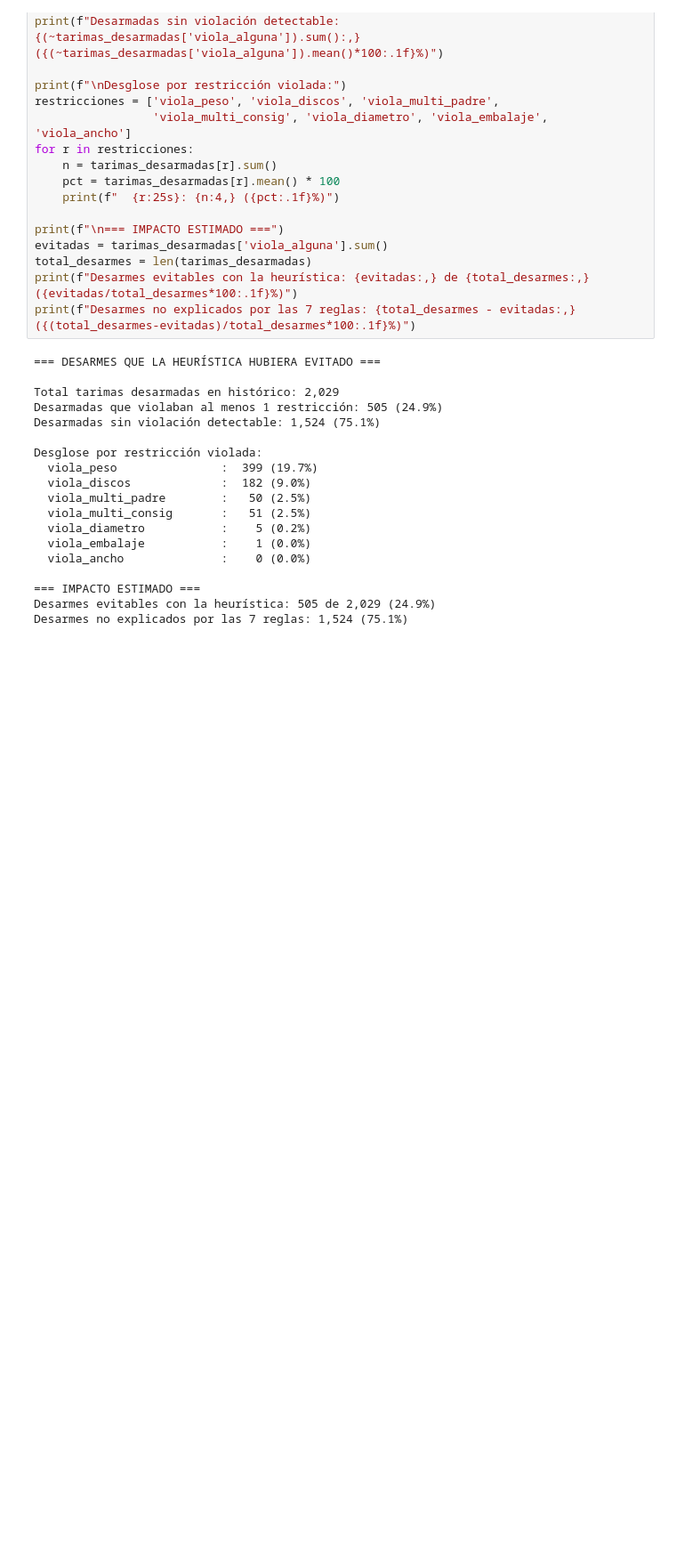
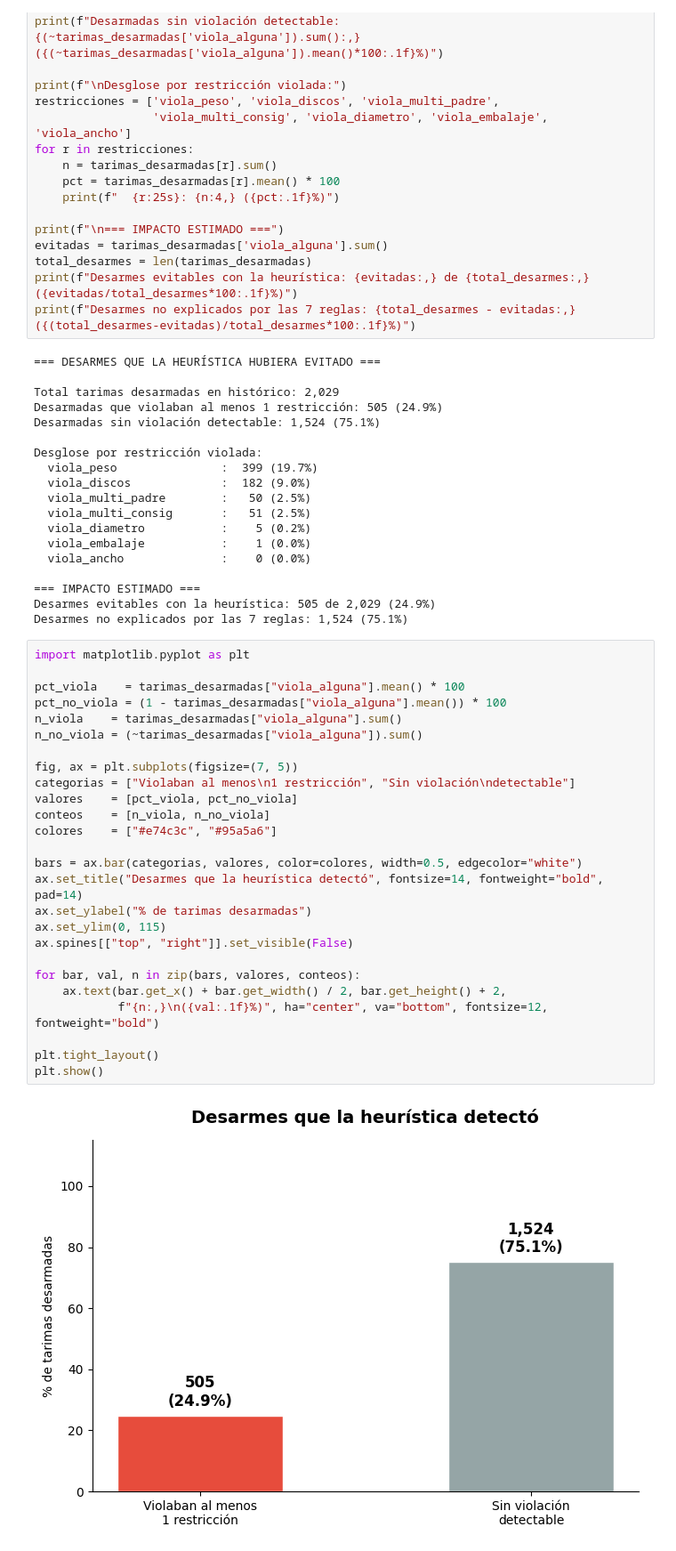
Before and after one commit to LeninCabCol/Reto-Ternium, a Jupyter notebook: notebooks/heuristicaCodigo.ipynb, the cells around one changed output. Shown at 89% size. Cells and saved outputs as stored; diff of their text form; blank space fills up the shorter version.

```diff
--- a/notebooks/heuristicaCodigo.ipynb
+++ b/notebooks/heuristicaCodigo.ipynb
@@ -449,3 +453,31 @@ Desglose por restricción violada:
 === IMPACTO ESTIMADO ===
 Desarmes evitables con la heurística: 505 de 2,029 (24.9%)
 Desarmes no explicados por las 7 reglas: 1,524 (75.1%)
+# %%
+import matplotlib.pyplot as plt
+
+pct_viola    = tarimas_desarmadas["viola_alguna"].mean() * 100
+pct_no_viola = (1 - tarimas_desarmadas["viola_alguna"].mean()) * 100
+n_viola    = tarimas_desarmadas["viola_alguna"].sum()
+n_no_viola = (~tarimas_desarmadas["viola_alguna"]).sum()
+
+fig, ax = plt.subplots(figsize=(7, 5))
+categorias = ["Violaban al menos\n1 restricción", "Sin violación\ndetectable"]
+valores    = [pct_viola, pct_no_viola]
+conteos    = [n_viola, n_no_viola]
+colores    = ["#e74c3c", "#95a5a6"]
+
+bars = ax.bar(categorias, valores, color=colores, width=0.5, edgecolor="white")
+ax.set_title("Desarmes que la heurística detectó", fontsize=14, fontweight="bold", pad=14)
+ax.set_ylabel("% de tarimas desarmadas")
+ax.set_ylim(0, 115)
+ax.spines[["top", "right"]].set_visible(False)
+
+for bar, val, n in zip(bars, valores, conteos):
+    ax.text(bar.get_x() + bar.get_width() / 2, bar.get_height() + 2,
+            f"{n:,}\n({val:.1f}%)", ha="center", va="bottom", fontsize=12, fontweight="bold")
+
+plt.tight_layout()
+plt.show()
+# %% [output]
+[figure, added]
```
Also changed, not shown: parts of 5 cells of this notebook.
